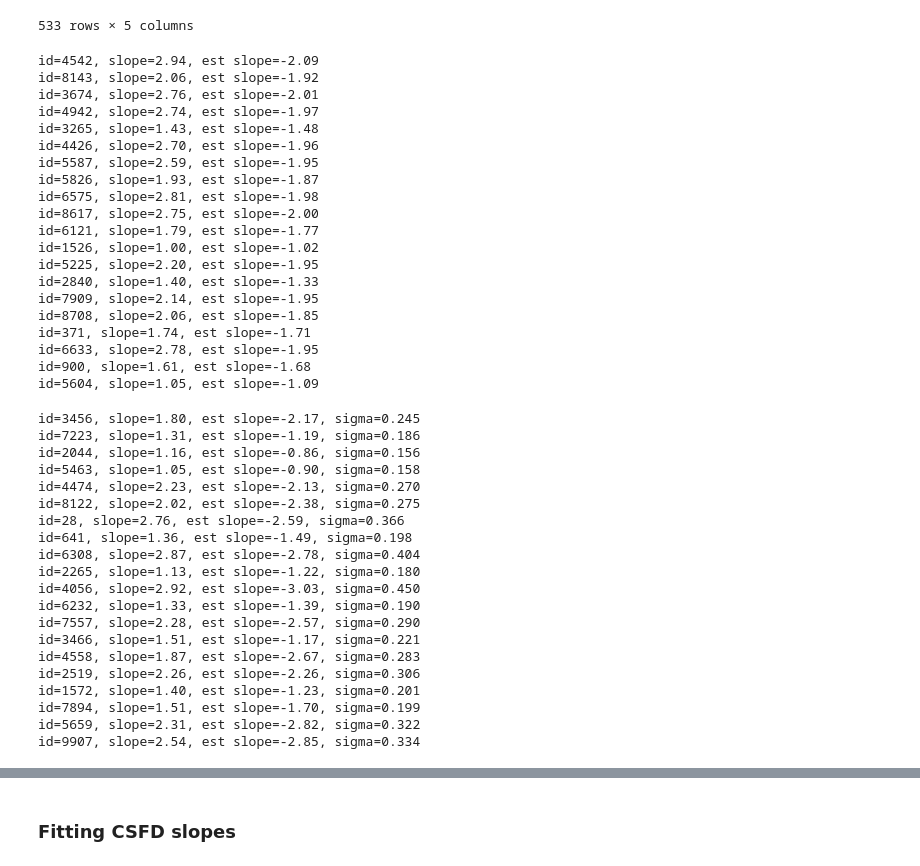
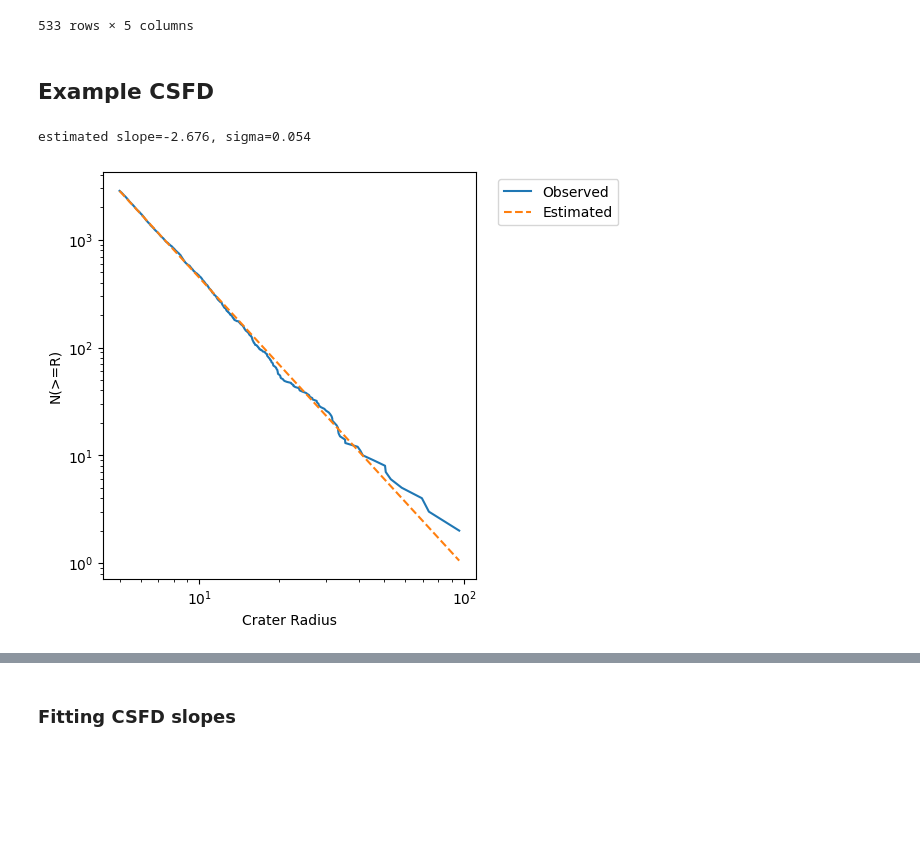
Before and after one commit to seanmason/saturation, a Jupyter notebook: notebooks/thesis/Chapter4/PointInTimePlots.ipynb, the cells around one changed output, grey strips where cells are left out. Saved outputs shown, nothing was run; the diff lists cells and outputs as text; code cells hidden in the pictures; blank space fills up the shorter version.

```diff
--- a/notebooks/thesis/Chapter4/PointInTimePlots.ipynb
+++ b/notebooks/thesis/Chapter4/PointInTimePlots.ipynb
@@ -73,3 +71,38 @@ configs_dict = dict()
 for config_file in glob.glob(f"{base_path}/config/config_*.yaml"):
     for run_config in read_config(Path(config_file))["run_configurations"]:
         configs_dict.update(run_config)
+# %% [markdown]
+## Example CSFD
+# %%
+# Steep slope, 2.7
+simulation_id = 6930
+target_n_craters_added_in_study_region = 3000
+est_saturation_n = 40
+
+sim_name = configs_dict[simulation_id]["simulation_name"]
+sim_path = f"{base_path}/{sim_name}"
+
+stats_df = spark.read.parquet(f"{sim_path}/statistics_*.parquet")
+craters_df = spark.read.parquet(f"{sim_path}/craters_*.parquet")
+removals_df = spark.read.parquet(f"{sim_path}/crater_removals_*.parquet")
+
+state = get_state_at_time(
+    stats_df,
+    craters_df,
+    removals_df,
+    simulation_id,
+    target_n_craters_added_in_study_region,
+    study_region_size,
+    study_region_padding,
+    spark
+)
+
+estimated_slope, sigma = estimate_cumulative_slope(state.radius,
+                                                   state.radius.min(),
+                                                   est_saturation_n)
+intercept = estimate_intercept(state.radius[state.radius < est_saturation_n], estimated_slope)
+print(f"estimated slope={estimated_slope:.3f}, sigma={sigma:.3f}")
+plot_sfds(state, -estimated_slope, intercept=intercept)
+# %% [output]
+estimated slope=-2.676, sigma=0.054
+[figure, added]
@@ -110,27 +180,6 @@ for row in sim_ids_and_slopes.itertuples():
 
     if len(results_saturated) % 50 == 0:
         print(f"id={simulation_id}, slope={slope:.2f}, est slope={estimated_slope:.2f}")
-# %% [output]
-id=4542, slope=2.94, est slope=-2.09
-id=8143, slope=2.06, est slope=-1.92
-id=3674, slope=2.76, est slope=-2.01
-id=4942, slope=2.74, est slope=-1.97
-id=3265, slope=1.43, est slope=-1.48
-id=4426, slope=2.70, est slope=-1.96
-id=5587, slope=2.59, est slope=-1.95
-id=5826, slope=1.93, est slope=-1.87
-id=6575, slope=2.81, est slope=-1.98
-id=8617, slope=2.75, est slope=-2.00
-id=6121, slope=1.79, est slope=-1.77
-id=1526, slope=1.00, est slope=-1.02
-id=5225, slope=2.20, est slope=-1.95
-id=2840, slope=1.40, est slope=-1.33
-id=7909, slope=2.14, est slope=-1.95
-id=8708, slope=2.06, est slope=-1.85
-id=371, slope=1.74, est slope=-1.71
-id=6633, slope=2.78, est slope=-1.95
-id=900, slope=1.61, est slope=-1.68
-id=5604, slope=1.05, est slope=-1.09
 # %%
 # Test for 1000 different sims,
 target_n_craters_added_in_study_region = 500
@@ -168,27 +217,6 @@ for row in sim_ids_and_slopes.itertuples():
 
     if len(results_not_saturated) % 50 == 0:
         print(f"id={simulation_id}, slope={slope:.2f}, est slope={estimated_slope:.2f}, sigma={sigma:.3f}")
-# %% [output]
-id=3456, slope=1.80, est slope=-2.17, sigma=0.245
-id=7223, slope=1.31, est slope=-1.19, sigma=0.186
-id=2044, slope=1.16, est slope=-0.86, sigma=0.156
-id=5463, slope=1.05, est slope=-0.90, sigma=0.158
-id=4474, slope=2.23, est slope=-2.13, sigma=0.270
-id=8122, slope=2.02, est slope=-2.38, sigma=0.275
-id=28, slope=2.76, est slope=-2.59, sigma=0.366
-id=641, slope=1.36, est slope=-1.49, sigma=0.198
-id=6308, slope=2.87, est slope=-2.78, sigma=0.404
-id=2265, slope=1.13, est slope=-1.22, sigma=0.180
-id=4056, slope=2.92, est slope=-3.03, sigma=0.450
-id=6232, slope=1.33, est slope=-1.39, sigma=0.190
-id=7557, slope=2.28, est slope=-2.57, sigma=0.290
-id=3466, slope=1.51, est slope=-1.17, sigma=0.221
-id=4558, slope=1.87, est slope=-2.67, sigma=0.283
-id=2519, slope=2.26, est slope=-2.26, sigma=0.306
-id=1572, slope=1.40, est slope=-1.23, sigma=0.201
-id=7894, slope=1.51, est slope=-1.70, sigma=0.199
-id=5659, slope=2.31, est slope=-2.82, sigma=0.322
-id=9907, slope=2.54, est slope=-2.85, sigma=0.334
 # %%
 # Test for 1000 different sims,
 target_n_craters_added_in_study_region = 1000
```
Also changed, not shown: parts of 52 cells of this notebook, 5 other files.
